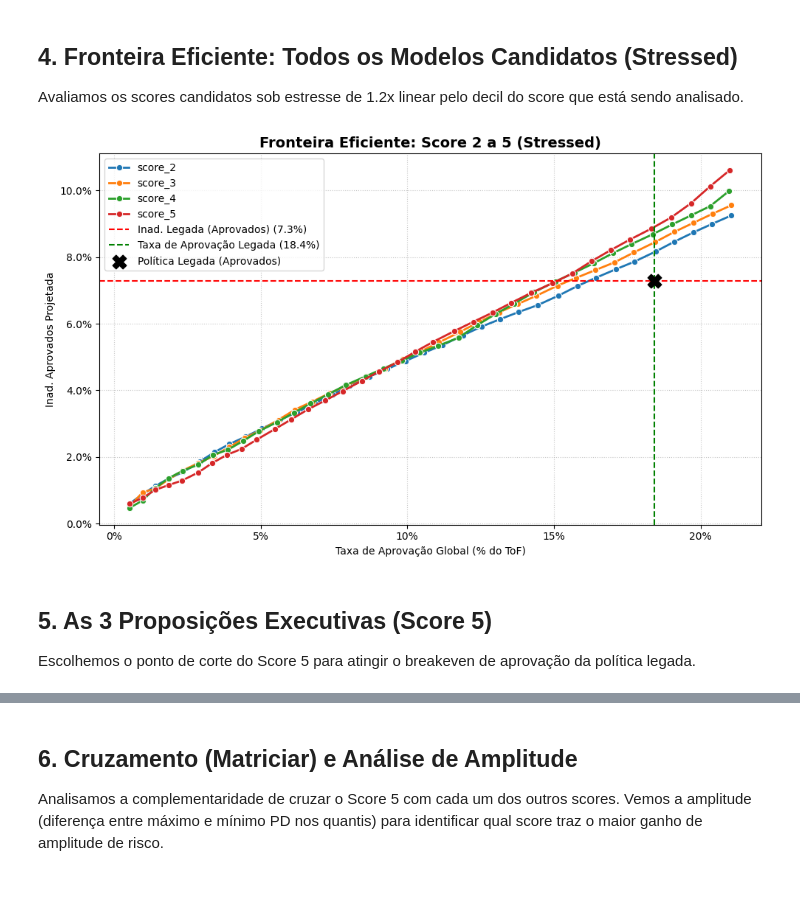
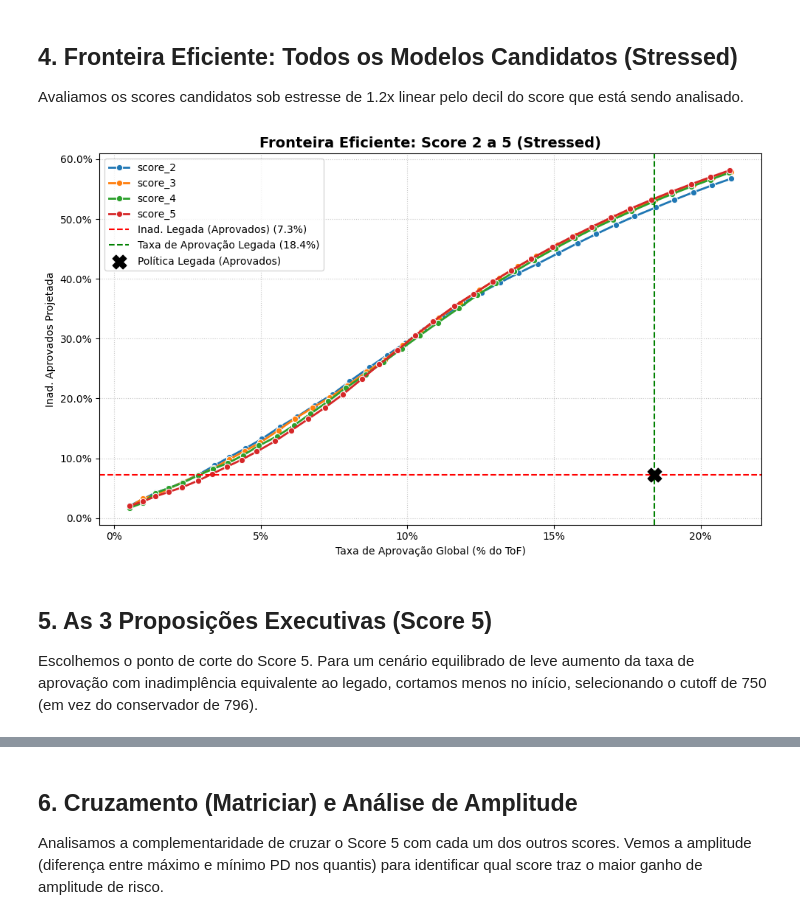
Before and after one commit to matheuspasche/pycreditools, a Jupyter notebook: src/pycreditools/examples/tutorial_masterclass_v16.ipynb, the cells around one changed output, grey strips where cells are left out. Cells and saved outputs as stored; diff of their text form; code cells hidden in the pictures; blank space fills up the shorter version.

Commit message:
feat: adjust V16 notebook to use balanced cutoffs (750/650) and 1.2 * decile stress

```diff
--- a/src/pycreditools/examples/tutorial_masterclass_v16.ipynb
+++ b/src/pycreditools/examples/tutorial_masterclass_v16.ipynb
@@ -255,11 +255,10 @@ Pós-todos os HF (combinado)      53,392       8.0%
 Avaliamos os scores candidatos sob estresse de 1.2x linear pelo decil do score que está sendo analisado.
 # %%
 # Fator de estresse linear por decil do score analisado:
-# fator = 1.2 * (2.0 - decil / 9.0)
-# Isso varia linearmente o multiplicador de 1.2 * 2 = 2.4x (pior decil) a 1.2 * 1 = 1.2x (melhor decil)
+# fator = 1.2 * decil (decil de 1 a 10)
 def stress_linear_score(df_swap, pd_col, score_col):
-    deciles = pd.qcut(df_swap[score_col].rank(method="first"), q=10, labels=False)
-    factor = 1.2 * (2.0 - deciles / 9.0)
+    deciles = pd.qcut(df_swap[score_col].rank(method="first"), q=10, labels=False) + 1
+    factor = 1.2 * deciles
     return (df_swap[pd_col] * factor).clip(0, 1)
 
 # Nova API: Otimização com optimize_cutoffs
@@ -298,37 +297,37 @@ for i in range(2, 6):
         config=config_cand,
         cutoff_ranges={s_col: cutoffs},
         target_default_rate=bad_hired,
         min_approval_rate=0.05,
         method="analytical"
     )
     opt_results[s_col] = opt_res
 
     r = opt_res.all_results.copy()
     r["Score_Model"] = s_col
     r["approval_rate"] = r["overall_approval_rate"]
     r["default_rate"] = r["overall_default_rate"]
     r["Cutoff"] = r[s_col]
     res_list.append(r)
 
 res_all = pd.concat(res_list)
 
 os.makedirs("images", exist_ok=True)
 
 # Plot tradeoffs
 plot_tradeoffs(
     res_all,
     legacy_approval_rate=n_aprov / N,
     legacy_bad_rate=bad_hired,
     title="Fronteira Eficiente: Score 2 a 5 (Stressed)",
     hue_col="Score_Model",
     save_path="images/tradeoff_comparativo.png",
 )
 plt.show()
 # %% [output]
-[figure, old version]
+[figure, new version]
 # %% [markdown]
 ## 5. As 3 Proposições Executivas (Score 5)
-Escolhemos o ponto de corte do Score 5 para atingir o breakeven de aprovação da política legada.
+Escolhemos o ponto de corte do Score 5. Para um cenário equilibrado de leve aumento da taxa de aprovação com inadimplência equivalente ao legado, cortamos menos no início, selecionando o cutoff de 750 (em vez do conservador de 796).
 # %%
 res_s5 = res_all[res_all["Score_Model"] == "score_5"].copy()
 res_s5_opt = opt_results["score_5"]
```
Also changed, not shown: parts of 9 cells of this notebook, 3 other files.
